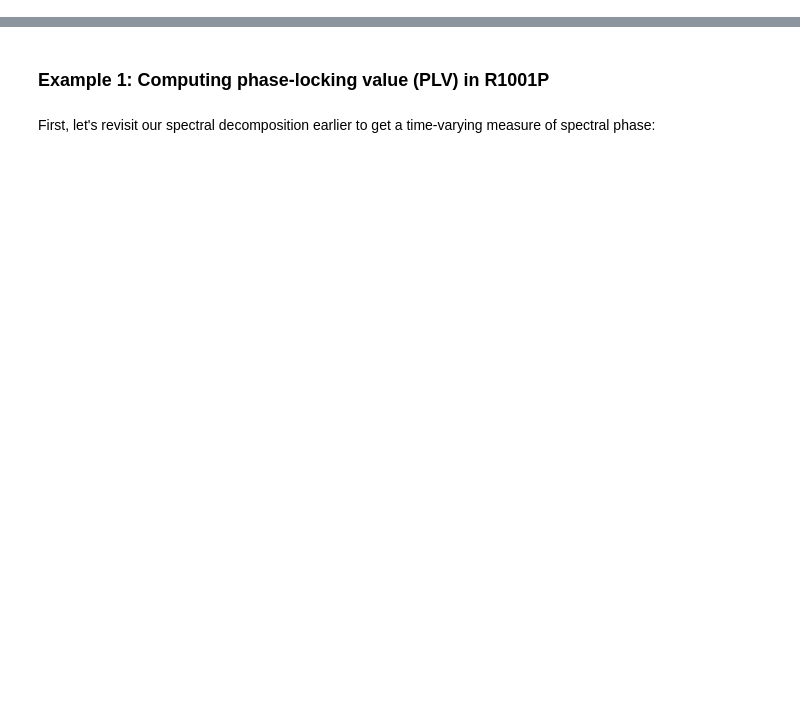
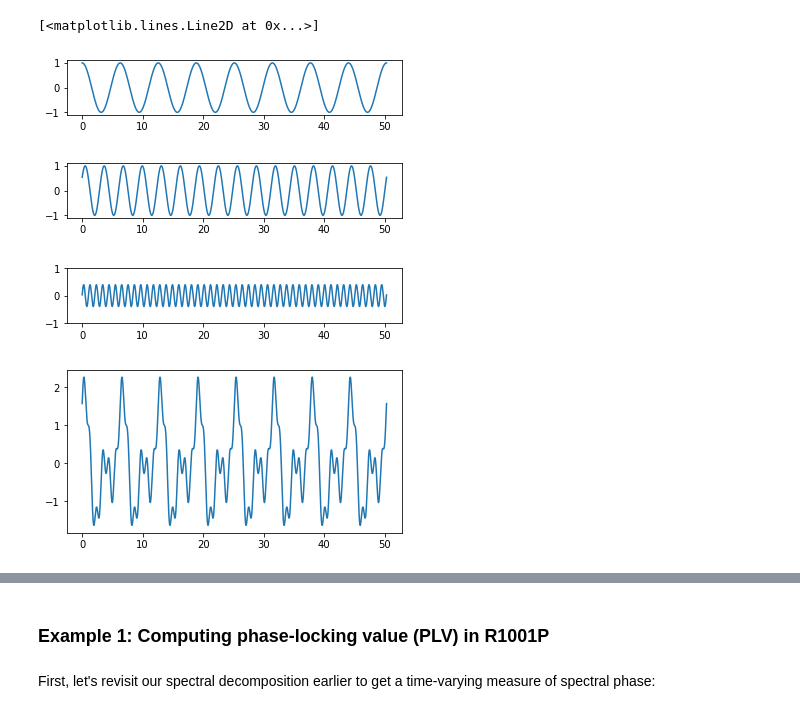
Before and after one commit to pennmem/CMLWorkshop, a Jupyter notebook: A2_Connectivity.ipynb, the cells around one changed output, grey strips where cells are left out. Cells and saved outputs as stored; diff of their text form; code cells hidden in the pictures; blank space fills up the shorter version.

```diff
--- a/A2_Connectivity.ipynb
+++ b/A2_Connectivity.ipynb
@@ -0,0 +5,24 @@
+# %%
+import numpy as np
+%matplotlib inline
+import pylab as plt
+
+x = np.arange(0,8*2*np.pi,0.001)
+plt.figure(figsize=(6,1))
+y1 = np.cos(x)
+plt.plot(x, y1)
+plt.figure(figsize=(6,1))
+y2 = np.cos(2*x-1)
+plt.plot(x, y2)
+plt.figure(figsize=(6,1))
+y3 = 0.4*np.cos(6*x-1.5)
+plt.ylim(-1,1)
+plt.plot(x, y3)
+plt.figure(figsize=(6,3))
+plt.plot(x, y1+y2+y3)
+# %% [output]
+[<matplotlib.lines.Line2D at 0x...>]
+[figure, added]
+[figure, added]
+[figure, added]
+[figure, added]
```
Also changed, not shown: parts of 16 cells of this notebook, 6 other files.
